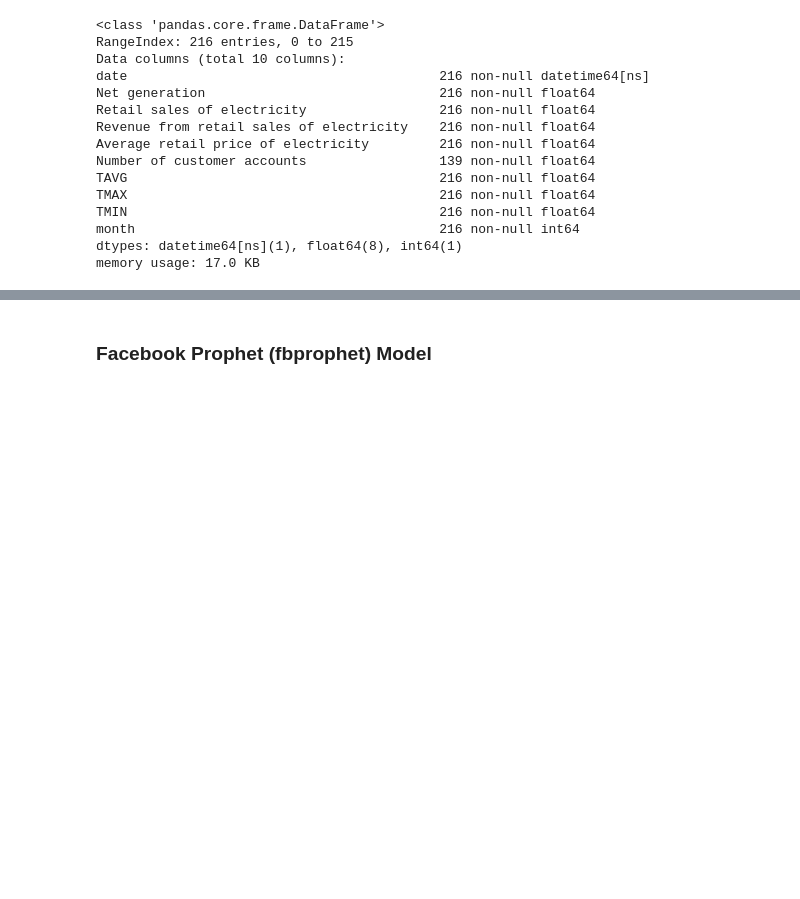
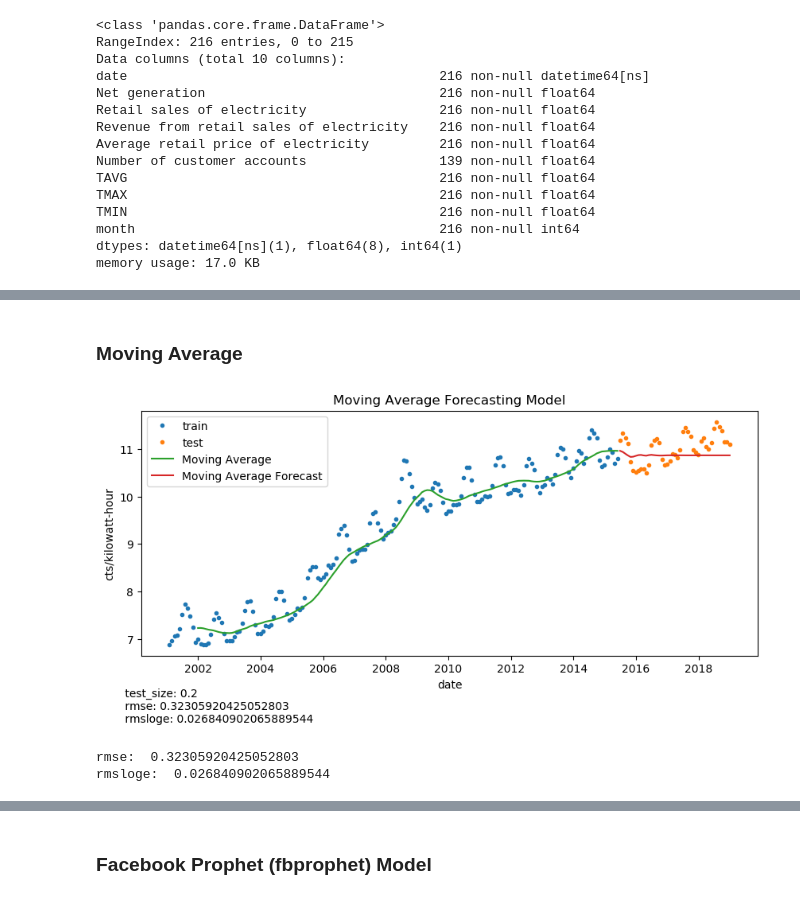
Before and after one commit to megiza/First_CapstoneProject, a Jupyter notebook: Project1_Part4.ipynb, the cells around one changed output, grey strips where cells are left out. Cells and saved outputs as stored; diff of their text form; code cells hidden in the pictures; blank space fills up the shorter version.

```diff
--- a/Project1_Part4.ipynb
+++ b/Project1_Part4.ipynb
@@ -200,0 +197,69 @@ for train_index, test_index in tscv.split(X):
+# %% [markdown]
+### Moving Average
+# %%
+variable='Average retail price of electricity'
+df_data=df_monthly_US.copy()
+df_train=pd.DataFrame()
+df_test=pd.DataFrame()
+window=12
+test_size=0.2
+
+#Spliting for train (history) and test (future) for trend prediction
+max_idx_train=round(len(df_data)*(1-test_size))
+df_train=df_data.iloc[0:max_idx_train,slice(None)].set_index('date')
+df_test=df_data.iloc[max_idx_train:,slice(None)].set_index('date')
+
+#Getting Variables of interest for moving average (trend estimation)
+ts_y_train=df_train[variable]
+ts_y_test=df_test[variable]
+
+moving_avg_data=ts_y_train.copy()
+ts_y_hat_avg=ts_y_test.copy()
+
+#'fit the model'
+ts_moving_avg=ts_y_train.rolling(window).mean()
+
+#predict
+for i in ts_y_hat_avg.index :
+    ts_y_hat_avg.loc[i]=moving_avg_data.rolling(window).mean().iloc[-1]
+    moving_avg_data.loc[i]=ts_y_hat_avg.loc[i]
+
+#Model assesment
+#Taking the square root of mean_squared_log_error
+mslogerror=np.sqrt(mean_squared_log_error( ts_y_test.values, ts_y_hat_avg))
+#Taking the square root of mean_squared_error
+mserror=np.sqrt(mean_squared_error(ts_y_test.values, ts_y_hat_avg))
+
+#Plotting data
+#Format the size of the figure/plot
+width=10
+height=4
+plt.rcParams['figure.figsize'] = [width, height]
+
+plt.plot(ts_y_train, marker='.', linestyle='none', label='train')
+plt.plot(ts_y_test, marker='.', linestyle='none', label='test') #figsize=(15,8), title= variable, fontsize=14
+plt.plot(ts_moving_avg, label='Moving Average')
+plt.plot(ts_y_hat_avg, label='Moving Average Forecast')
+plt.ylabel('cts/kilowatt-hour')
+plt.xlabel('date')
+
+plt.legend(loc='best')
+plt.title('Moving Average Forecasting Model')
+plt.legend()
+plt.figtext(0.1, -0.1,
+            ' test_size: '+str(test_size)+
+            '\n rmse: ' + str(mserror)+
+            '\n rmsloge: ' + str(mslogerror),
+            horizontalalignment='left',
+            fontsize=10)
+plt.savefig('img_part4/moving_average_model.png', bbox_inches = "tight")
+plt.show()
+plt.rcdefaults() #restore plot default values
+
+
+print('rmse: ', mserror)
+print( 'rmsloge: ',mslogerror)
+# %% [output]
+[figure, added]
+rmse:  0.32305920425052803
+rmsloge:  0.026840902065889544
```
Also changed, not shown: parts of 40 cells of this notebook, 5 other files.
